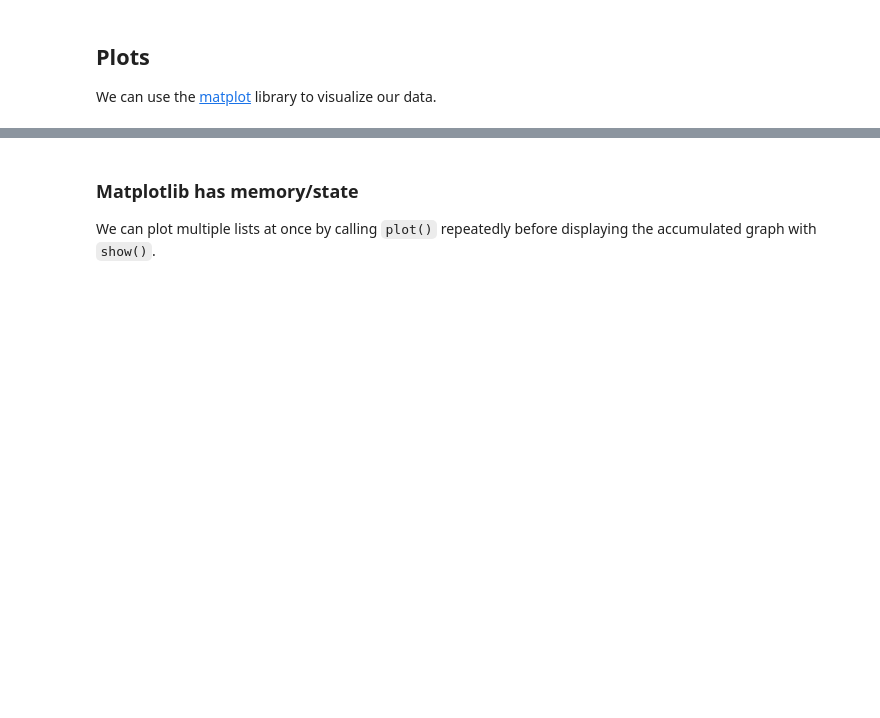
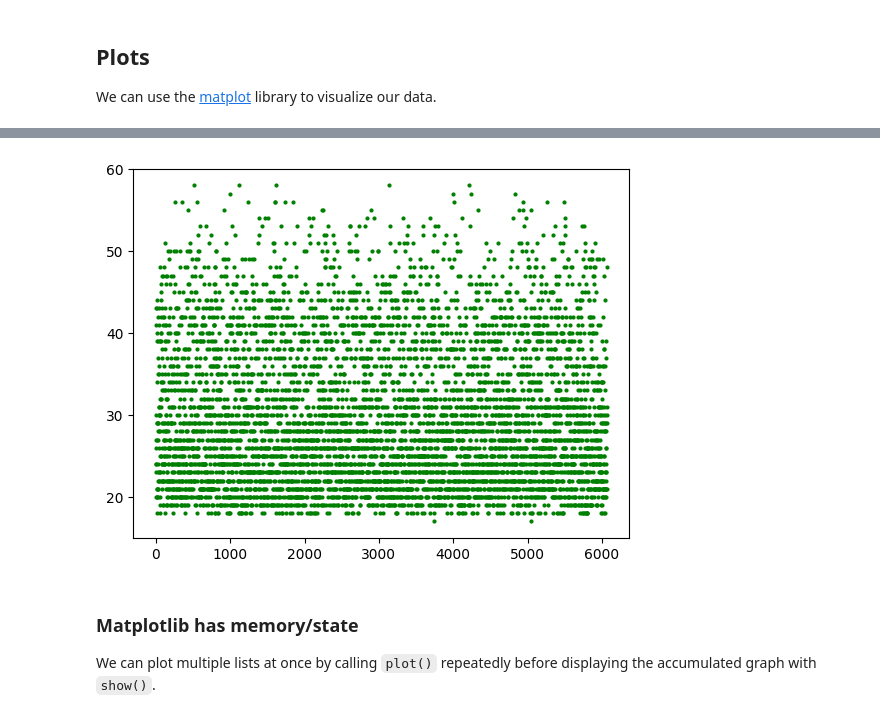
Before and after one commit to msdvml/msdv_machinelearning_WK02, a Jupyter notebook: WK02.ipynb, the cells around one changed output, grey strips where cells are left out. Cells and saved outputs as stored; diff of their text form; code cells hidden in the pictures; blank space fills up the shorter version.

```diff
--- a/WK02.ipynb
+++ b/WK02.ipynb
@@ -488,6 +834,11 @@ plt.show()
 # %%
 # TODO: plot ages in green
-ages = []
+ages = [person[0] for person in ahws]
+
+plt.plot(ages, "go", markersize=2)
+plt.show()
+# %% [output]
+[figure, added]
 # %% [markdown]
 ### Matplotlib has memory/state
 
```
Also changed, not shown: parts of 59 cells of this notebook.
